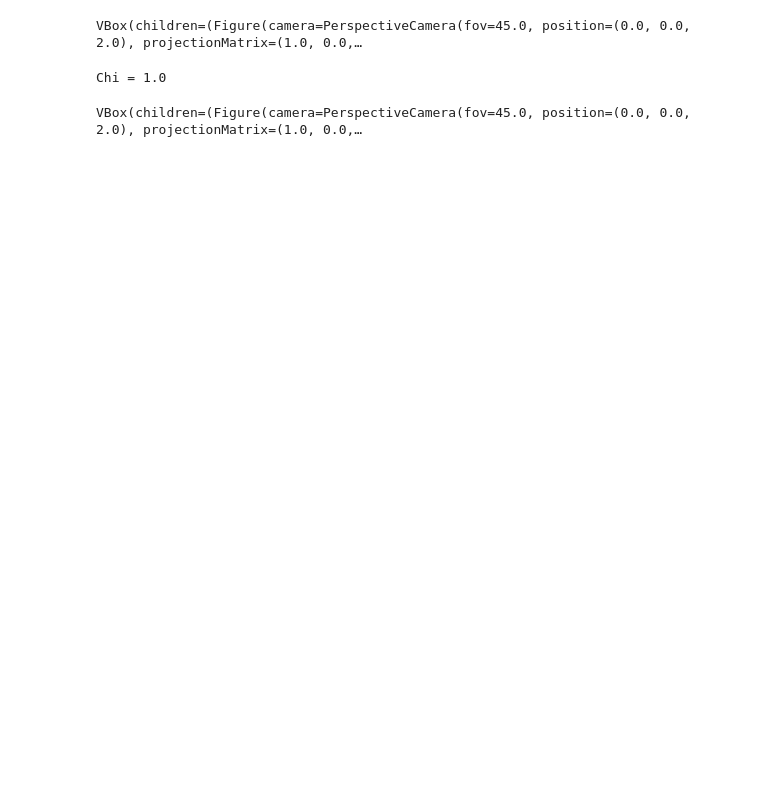
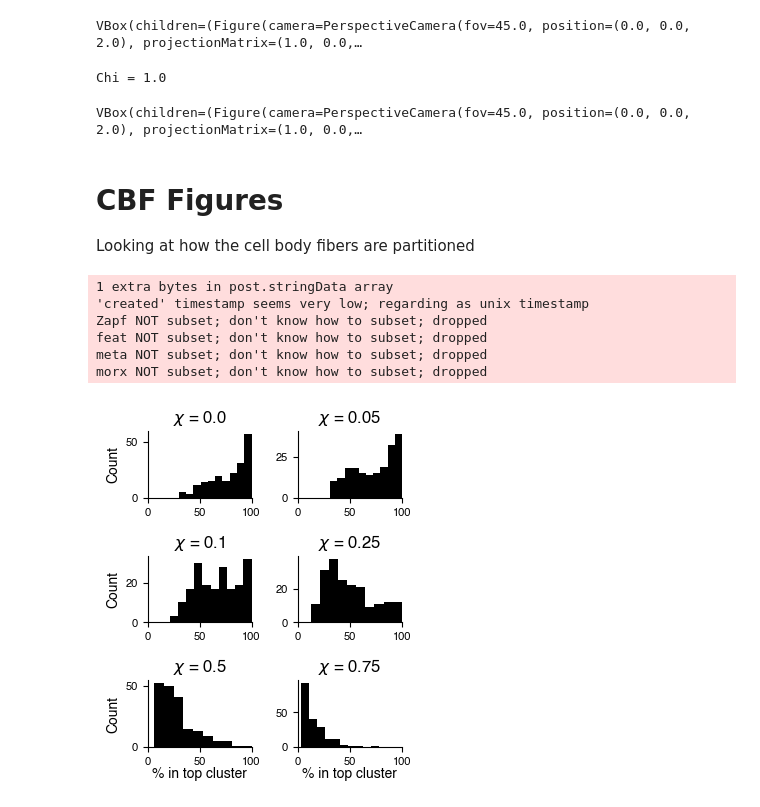
Before and after one commit to josiclab/flybrain-clustering, a Jupyter notebook: celltype figures.ipynb, the cells around one changed output. Drawn from its saved outputs; the diff is of its cells as text; code cells hidden in the pictures; blank space fills up the shorter version.

```diff
--- a/celltype figures.ipynb
+++ b/celltype figures.ipynb
@@ -2367,3 +2446,40 @@ Chi = 1.0
 VBox(children=(Figure(camera=PerspectiveCamera(fov=45.0, position=(0.0, 0.0, 2.0), projectionMatrix=(1.0, 0.0,…
 # %%
 ipv.save("test.html")
+# %% [markdown]
+# CBF Figures
+Looking at how the cell body fibers are partitioned
+# %%
+hist_kws = dict(density=True, bins=20, alpha=0.5)
+tick_kws = dict(fontsize=8)
+label_kws = dict(fontsize=10)
+title_kws = dict(fontsize=12)
+
+
+plt.figure(figsize=(3.35,4.025), tight_layout="tight")
+# plt.suptitle("Cell Body Fiber Partitioning by RenEEL", size=14)
+for i, chi in enumerate(reneel_params[:6]):
+    j = joint_marginal(HB_node_df, chi, "cellBodyFiber", True)
+#     plt.figure(figsize=(2,2))
+    plt.subplot(3,2,i+1)
+    plt.hist(j.groupby("cellBodyFiber").agg({"cellBodyFiber_fraction": "max"})["cellBodyFiber_fraction"]*100,
+             bins=10, color="black")
+    plt.title(f"$\chi$ = {chi}", **title_kws)
+    if i >= 4:
+        plt.xlabel("% in top cluster", labelpad=-0.5, **label_kws)
+    if i % 2 == 0:
+        plt.ylabel("Count", **label_kws)
+    plt.xlim(0,100)
+    plt.xticks(**tick_kws)
+    plt.yticks(**tick_kws)
+
+for ext in ["png","pdf"]:
+    plt.savefig(os.path.join(figure_dir, "Supplement", f"CBF-vs-RenEEL.{ext}"), bbox_inches="tight")
+# %% [output]
+1 extra bytes in post.stringData array
+'created' timestamp seems very low; regarding as unix timestamp
+Zapf NOT subset; don't know how to subset; dropped
+feat NOT subset; don't know how to subset; dropped
+meta NOT subset; don't know how to subset; dropped
+morx NOT subset; don't know how to subset; dropped
+[figure, added]
```
Also changed, not shown: parts of 27 cells of this notebook.
